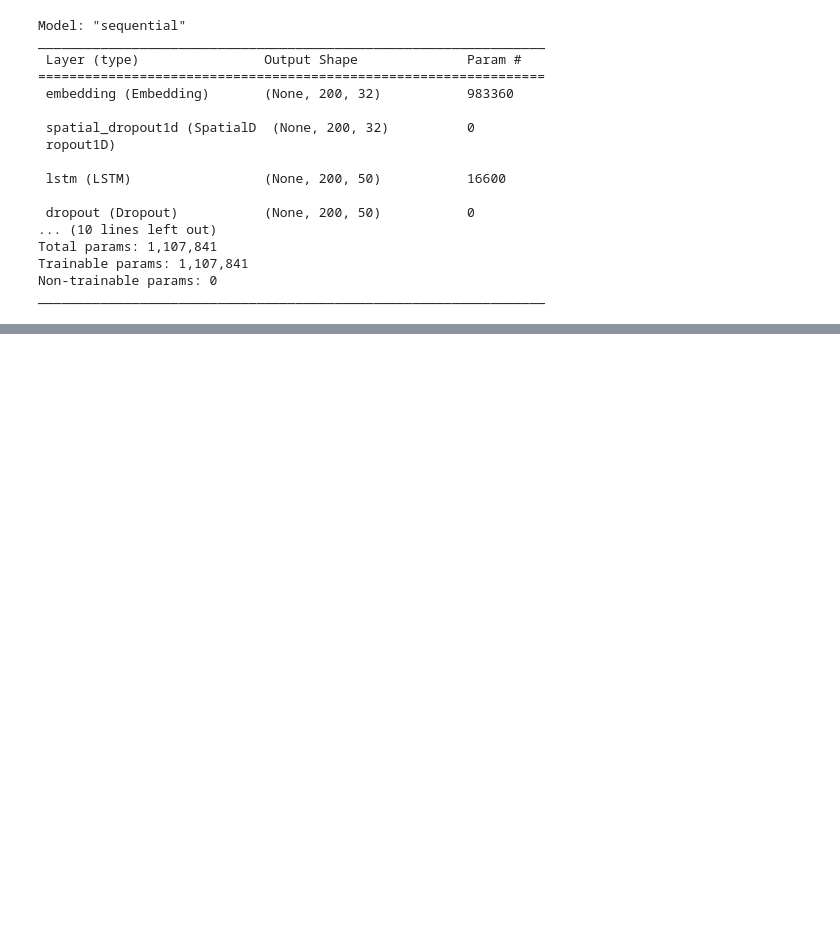
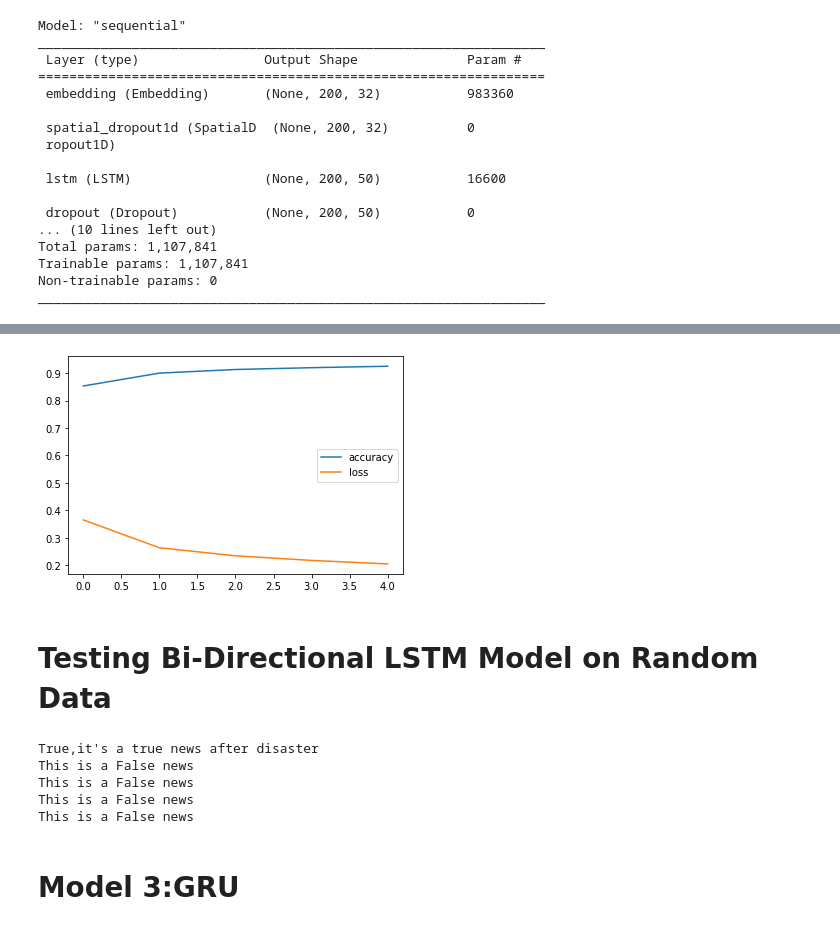
Before and after one commit to VageeshaDatta/Compiler-Design, a Jupyter notebook: Deep_Learning_Project.ipynb, the cells around one changed output, grey strips where cells are left out. Drawn from its saved outputs; the diff is of its cells as text; code cells hidden in the pictures; blank space fills up the shorter version.

```diff
--- a/Deep_Learning_Project.ipynb
+++ b/Deep_Learning_Project.ipynb
@@ -332,0 +398,9 @@ This is a False news
+# %%
+plt.plot(prediction2.history['accuracy'],label='accuracy')
+plt.plot(prediction2.history['loss'],label='loss')
+plt.legend(loc='best')
+plt.show()
+# %% [output]
+[figure, added]
+# %% [markdown]
+# **Testing Bi-Directional LSTM Model on Random Data**
@@ -332,0 +418,18 @@ This is a False news
+# %%
+predict_disaster_onmodel2("Communal violence in Bhainsa, Telangana.Stones were pelted on Muslims houses and some houses and vehicles were set ablaze…")
+
+predict_disaster_onmodel2('Social media went bananas after Chuba Hubbard announced Monday evening his plans to return to #okstate.')
+
+predict_disaster_onmodel2('On plus side look at the sky last night it was ablaze')
+
+predict_disaster_onmodel2('Heavy flooding in Siacca Sicily Italy causing heavy damge')
+
+predict_disaster_onmodel2('"This is absolutely terrifying," one commenter declared of a demolished, red velvet Yoda-head cake.')
+# %% [output]
+True,it's a true news after disaster
+This is a False news
+This is a False news
+This is a False news
+This is a False news
+# %% [markdown]
+# **Model 3:GRU**
```
Also changed, not shown: parts of 28 cells of this notebook.
